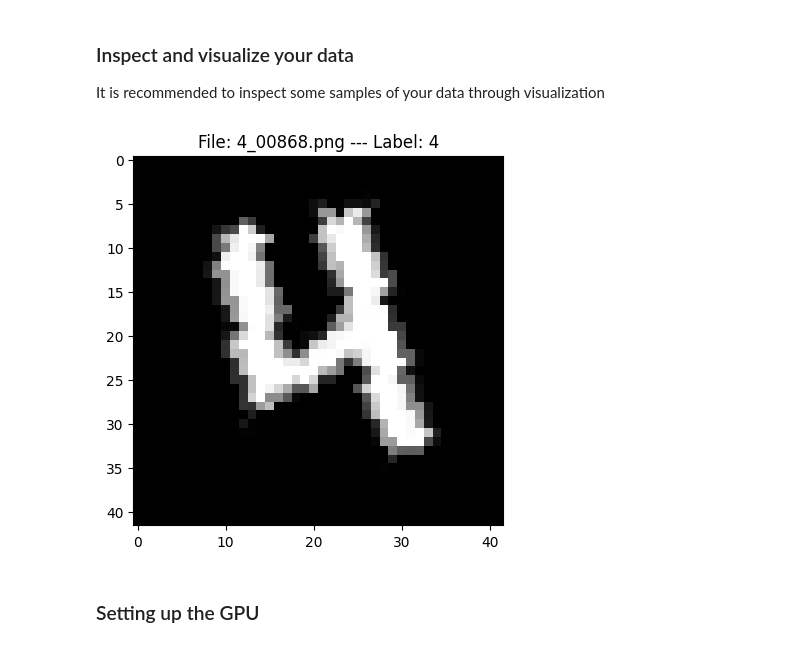
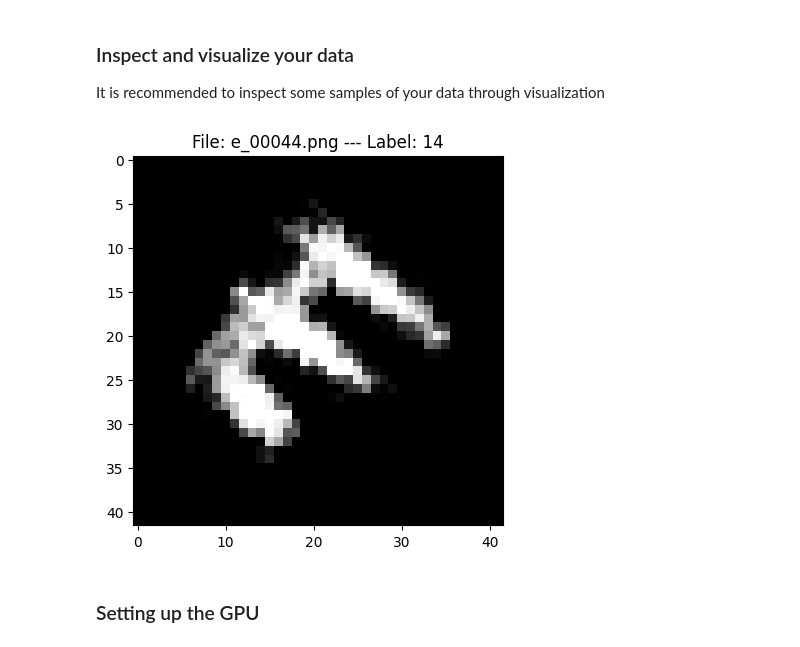
Before and after one commit to ItsMeNengYi/CS4243-mini-project, a Jupyter notebook: ze-hao_char_identification_model_training.ipynb, the cells around one changed output. Drawn from its saved outputs; the diff is of its cells as text; code cells hidden in the pictures.

```diff
--- a/ze-hao_char_identification_model_training.ipynb
+++ b/ze-hao_char_identification_model_training.ipynb
@@ -111,8 +111,7 @@ class CharDataset(torch.utils.data.Dataset):
                 transforms.ToPILImage(),
                 transforms.RandomAffine(
                     degrees=20,           # random rotation
-                    shear=10,             # random shear
-                    scale=(0.9, 1.1),     # random scale
+                    shear=(-10, 10, -10, 10),             # random shear
                     fill=(0,)             # fill background with black
                 ),
                 transforms.ToTensor()
@@ -170,13 +169,13 @@ val_dataloader = DataLoader(val_dataset, batch_size=256, shuffle=False, num_work
 
 It is recommended to inspect some samples of your data through visualization
 # %%
-img_id, X_transformed, y = train_dataset[2]
+img_id, X_transformed, y = train_dataset[0]
 
 plt.imshow(X_transformed[0], cmap='gray')
 plt.title(f'File: {img_id} --- Label: {y}')
 plt.show()
 # %% [output]
-[figure, old version]
+[figure, new version]
 # %% [markdown]
 
 ### Setting up the GPU
```
Also changed, not shown: parts of 3 cells of this notebook, 2 other files.
